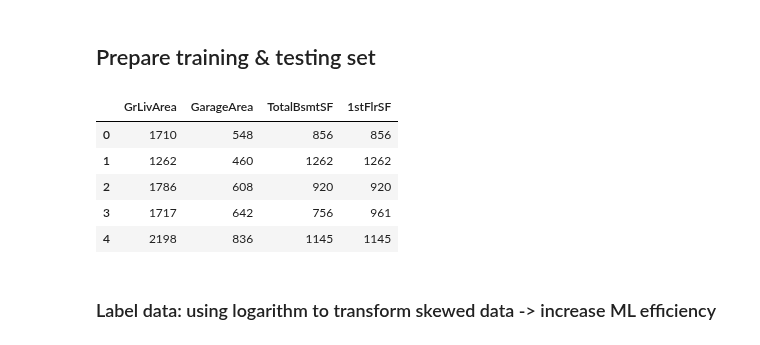
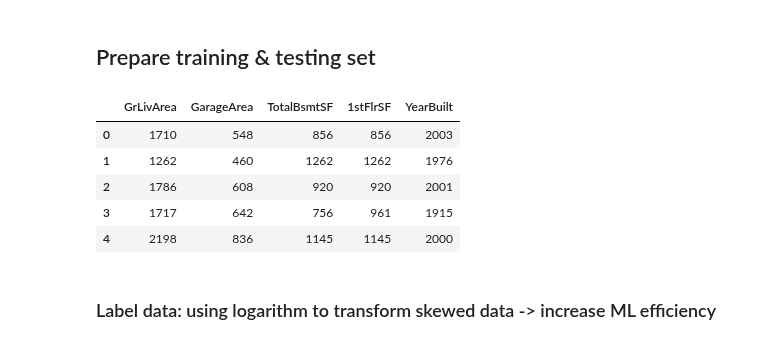
Before and after one commit to latuannetnam/kaggle, a Jupyter notebook: House Prices/House price analysis.ipynb, the cells around one changed output. Saved outputs shown, nothing was run; the diff lists cells and outputs as text; code cells hidden in the pictures.

```diff
--- a/House Prices/House price analysis.ipynb
+++ b/House Prices/House price analysis.ipynb
@@ -213,7 +214,8 @@ fig.axis(ymin=0, ymax=800000);
 #train_data.plot.scatter(x='TotalBsmtSF', y='SalePrice')
 #scatterplot
 sns.set()
-cols = ['SalePrice', 'GrLivArea','GarageArea', 'TotalBsmtSF','1stFlrSF']
-sns.pairplot(train_data[cols], size = 4)
+#cols = ['SalePrice', 'GrLivArea','GarageArea', 'TotalBsmtSF','1stFlrSF']
+features = ['SalePrice', 'GrLivArea','GarageArea', 'TotalBsmtSF', '1stFlrSF', 'YearBuilt']
+sns.pairplot(train_data[features], size = 4)
 plt.show();
 # %% [output]
@@ -222,7 +224,7 @@ plt.show();
 ## Clean data. Drop columns with NaN percent >= 15%
 # %%
 #missing data
-features = ['SalePrice', 'GrLivArea','GarageArea', 'TotalBsmtSF', '1stFlrSF']
+#features = ['SalePrice', 'GrLivArea','GarageArea', 'TotalBsmtSF', '1stFlrSF', 'YearBuilt']
 sub_data = train_data[features]
 sub_data.head(5)
 null_data = sub_data.isnull()
@@ -288,17 +291,18 @@ train_data.plot.scatter(x=var, y='SalePrice')
 # %% [markdown]
 ## Prepare training & testing set
 # %%
-features = ['GrLivArea','GarageArea', 'TotalBsmtSF', '1stFlrSF']
+#features = ['GrLivArea','GarageArea', 'TotalBsmtSF', '1stFlrSF']
+features.remove('SalePrice')
 label = ['SalePrice']
 X = train_data[features]
 X.head(5)
 # %% [output]
-|  | GrLivArea | GarageArea | TotalBsmtSF | 1stFlrSF |
-| 0 | 1710 | 548 | 856 | 856 |
-| 1 | 1262 | 460 | 1262 | 1262 |
-| 2 | 1786 | 608 | 920 | 920 |
-| 3 | 1717 | 642 | 756 | 961 |
-| 4 | 2198 | 836 | 1145 | 1145 |
+|  | GrLivArea | GarageArea | TotalBsmtSF | 1stFlrSF | YearBuilt |
+| 0 | 1710 | 548 | 856 | 856 | 2003 |
+| 1 | 1262 | 460 | 1262 | 1262 | 1976 |
+| 2 | 1786 | 608 | 920 | 920 | 2001 |
+| 3 | 1717 | 642 | 756 | 961 | 1915 |
+| 4 | 2198 | 836 | 1145 | 1145 | 2000 |
 # %% [markdown]
 ### Label data: using logarithm to transform skewed data -> increase ML efficiency
 # %%
```
Also changed, not shown: parts of 25 cells of this notebook, 1 other file.
